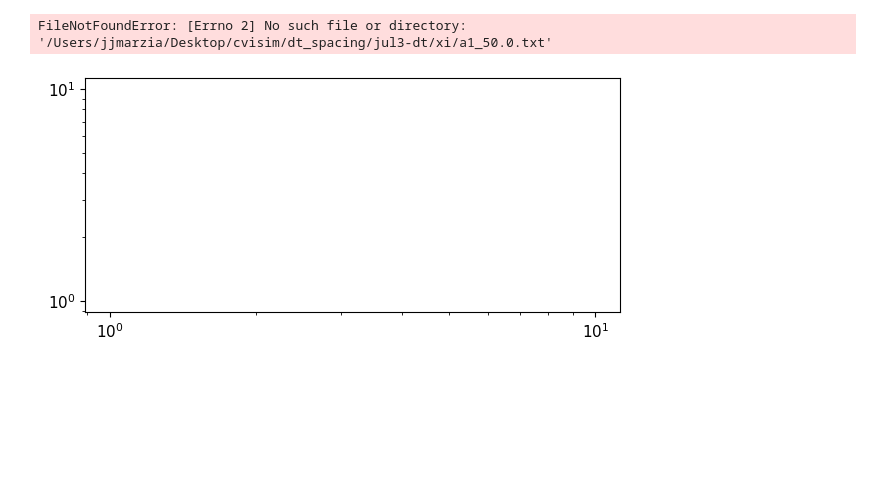
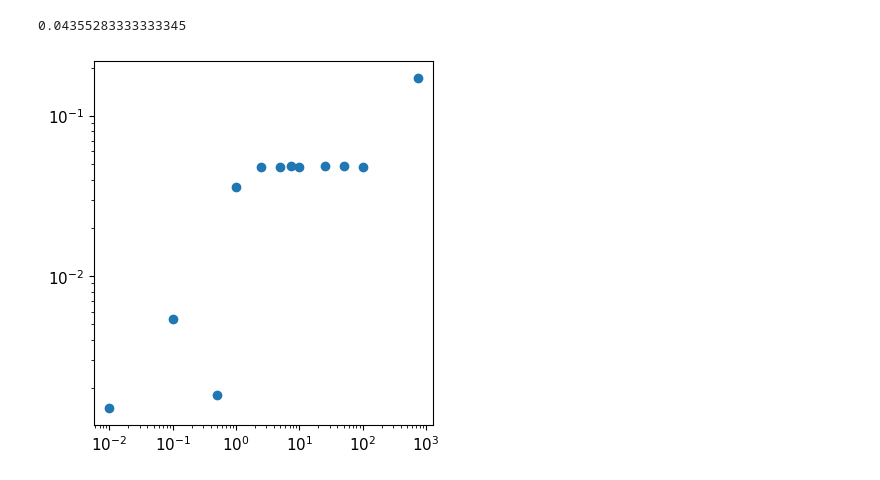
Before and after one commit to jjmarzia/cvisim, a Jupyter notebook: dt_spacing/jul3-dt/!jul5-dt.ipynb, the cells around one changed output. Saved outputs shown, nothing was run; the diff lists cells and outputs as text; code cells hidden in the pictures; blank space fills up the shorter version.

```diff
--- a/dt_spacing/jul3-dt/!jul5-dt.ipynb
+++ b/dt_spacing/jul3-dt/!jul5-dt.ipynb
@@ -99,20 +103,63 @@ def calc_all_norms(var, finenz):
+# %%
+vartemp = 5
+
+z = timespacing_var_to_array(vartemp, 0.001)
+a = timespacing_var_to_array(vartemp, 0.01)
+b = timespacing_var_to_array(vartemp, 0.1)
+c = timespacing_var_to_array(vartemp, 0.5)
+d = timespacing_var_to_array(vartemp, 1)
+f = timespacing_var_to_array(vartemp, 2.5)
+g = timespacing_var_to_array(vartemp, 5)
+h = timespacing_var_to_array(vartemp, 7.5)
+j = timespacing_var_to_array(vartemp, 10)
+k = timespacing_var_to_array(vartemp, 25)
+l = timespacing_var_to_array(vartemp, 50)
+m = timespacing_var_to_array(vartemp, 100)
+n = timespacing_var_to_array(vartemp, 750)
+
+norm_z_a = np.linalg.norm(z[1]-a[1], np.inf)
+norm_z_b = np.linalg.norm(z[1]-b[1], np.inf)
+norm_z_c = np.linalg.norm(z[1]-c[1], np.inf)
+norm_z_d = np.linalg.norm(z[1]-d[1], np.inf)
+norm_z_f = np.linalg.norm(z[1]-f[1], np.inf)
+norm_z_g = np.linalg.norm(z[1]-g[1], np.inf)
+norm_z_h = np.linalg.norm(z[1]-h[1], np.inf)
+norm_z_j = np.linalg.norm(z[1]-j[1], np.inf)
+norm_z_k = np.linalg.norm(z[1]-k[1], np.inf)
+norm_z_l = np.linalg.norm(z[1]-l[1], np.inf)
+norm_z_m = np.linalg.norm(z[1]-m[1], np.inf)
+norm_z_n = np.linalg.norm(z[1]-n[1], np.inf)
+
+
+norms = np.array([norm_z_a, norm_z_b, norm_z_c, norm_z_d, norm_z_f, norm_z_g, norm_z_h, norm_z_j, norm_z_k, norm_z_l, norm_z_m, norm_z_n])
+nzs = np.array([0.01, 0.1, 0.5, 1, 2.5, 5, 7.5, 10, 25, 50, 100, 750])
+hs = 1/nzs
+fig, ax = plt.subplots(figsize = (4,4), layout='constrained')
+plt.scatter(nzs, norms)
+ax.set_xscale("log")
+ax.set_yscale("log")
+# plt.ylim(-0.5,1.5)
+# plt.xlim(0.5,2.5)
+
+norm_slope = (norm_z_b-norm_z_a)/(0.1-0.01)
+print(norm_slope)
+# %% [output]
+0.04355283333333345
+[figure, added]
 # %%
-fig, ax = plt.subplots(figsize = (5.8,2.7), layout='constrained')
-ax.set_xscale("log")
-ax.set_yscale("log")
+# fig, ax = plt.subplots(figsize = (5.8,2.7), layout='constrained')
+# ax.set_xscale("log")
+# ax.set_yscale("log")
 
-a = calc_all_norms(5, 0.1)
-plt.scatter(a[0],a[1],color='red')
-plt.grid(True)
-# plt.ylim(1e-4,1e-1)
-# plt.xlim(1e-4, 1e-1)
+# a = calc_all_norms(5, 0.1)
+# plt.scatter(a[0],a[1],color='red')
+# plt.grid(True)
+# # plt.ylim(1e-4,1e-1)
+# # plt.xlim(1e-4, 1e-1)
 
-print('norm_slope =',a[2])
+# print('norm_slope =',a[2])
 
 
 # plot_all_grids()
-# %% [output]
-FileNotFoundError: [Errno 2] No such file or directory: '/Users/jjmarzia/Desktop/cvisim/dt_spacing/jul3-dt/xi/a1_50.0.txt'
-[figure, removed]
 # %%
 # plot_all_vars()
```
Also changed, not shown: parts of 1 cell of this notebook, 24 other files.
